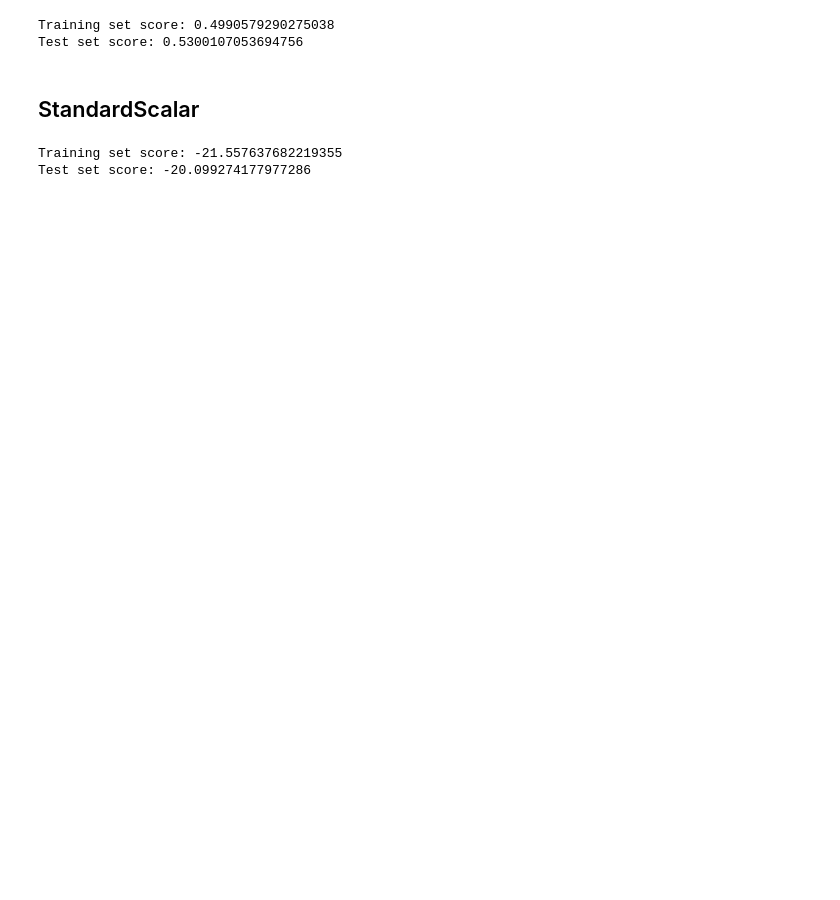
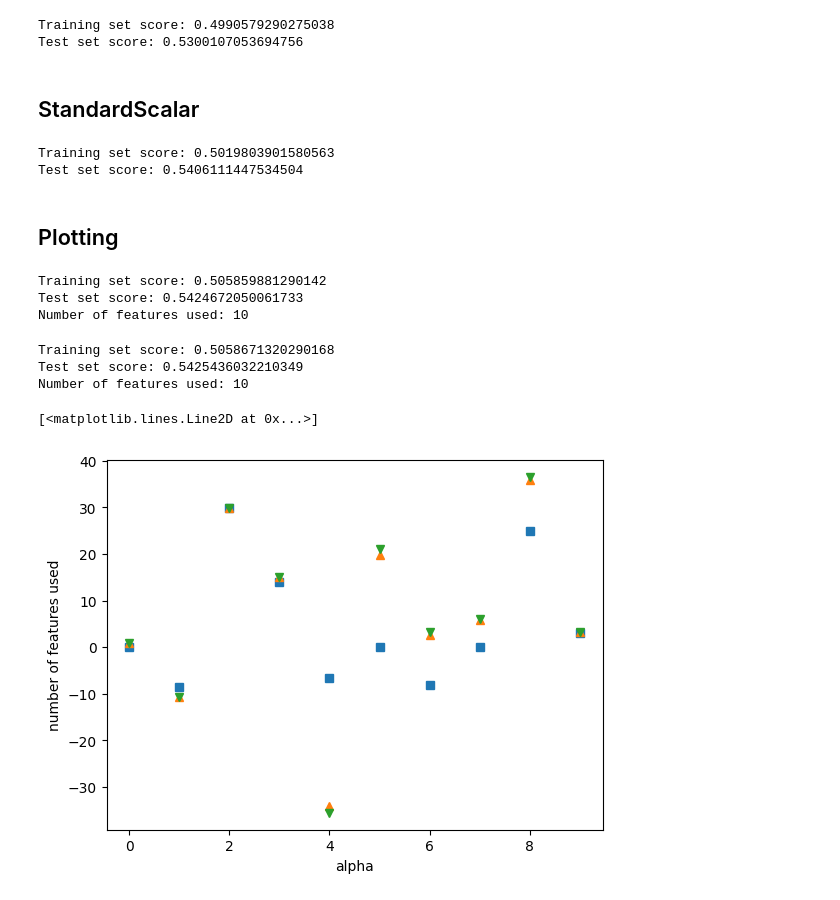
Before and after one commit to mbeps/Machine-Learning-Assignment-2, a Jupyter notebook: Assignment_2.ipynb, the cells around one changed output. Saved outputs shown, nothing was run; the diff lists cells and outputs as text; code cells hidden in the pictures; blank space fills up the shorter version.

```diff
--- a/Assignment_2.ipynb
+++ b/Assignment_2.ipynb
@@ -80,8 +80,42 @@ X_test_scaled = scaler.fit(X_test)
 X_train_scaled = scaler.transform(X_train)
 X_test_scaled = scaler.transform(X_test)
 # %%
+# print score for StandardScaler
+lasso = Lasso().fit(X_train_scaled, y_train)
 print(f"Training set score: {lasso.score(X_train_scaled, y_train)}")
 print(f"Test set score: {lasso.score(X_test_scaled, y_test)}")
 # %% [output]
-Training set score: -21.557637682219355
-Test set score: -20.099274177977286
+Training set score: 0.5019803901580563
+Test set score: 0.5406111447534504
+# %% [markdown]
+## Plotting
+# %%
+lasso001 = Lasso(alpha=0.01, max_iter=100000).fit(X_train_scaled, y_train)
+print(f"Training set score: {lasso001.score(X_train_scaled, y_train)}")
+print(f"Test set score: {lasso001.score(X_test_scaled, y_test)}")
+print(f"Number of features used: {np.sum(lasso001.coef_ != 0)}")
+# %% [output]
+Training set score: 0.505859881290142
+Test set score: 0.5424672050061733
+Number of features used: 10
+# %%
+lasso00001 = Lasso(alpha=0.0001, max_iter=100000).fit(X_train_scaled, y_train)
+print(f"Training set score: {lasso00001.score(X_train_scaled, y_train)}")
+print(f"Test set score: {lasso00001.score(X_test_scaled, y_test)}")
+print(f"Number of features used: {np.sum(lasso00001.coef_ != 0)}")
+# %% [output]
+Training set score: 0.5058671320290168
+Test set score: 0.5425436032210349
+Number of features used: 10
+# %%
+# Varying the regularization parameter α in the Lasso, plot the test R2 vs the number of features used (non-zero coefficients) for α = 0.01, 0.1, 1, 10. What do you observe?
+# plot
+import matplotlib.pyplot as plt
+plt.xlabel("alpha")
+plt.ylabel("number of features used")
+plt.plot(lasso.coef_, 's', label="Lasso alpha=1")
+plt.plot(lasso001.coef_, '^', label="Lasso alpha=0.01")
+plt.plot(lasso00001.coef_, 'v', label="Lasso alpha=0.0001")
+# %% [output]
+[<matplotlib.lines.Line2D at 0x...>]
+[figure, added]
```
Also changed, not shown: parts of 10 cells of this notebook.
